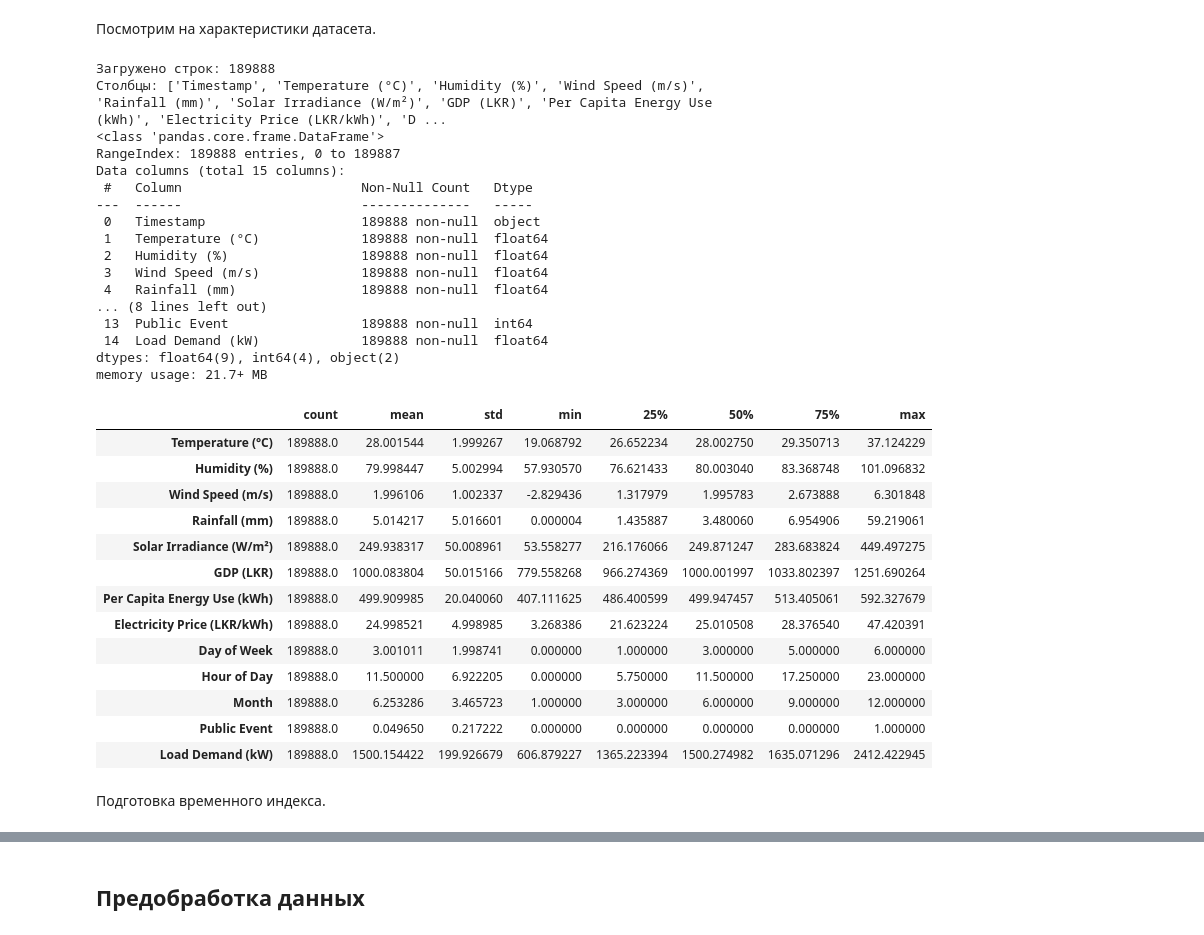
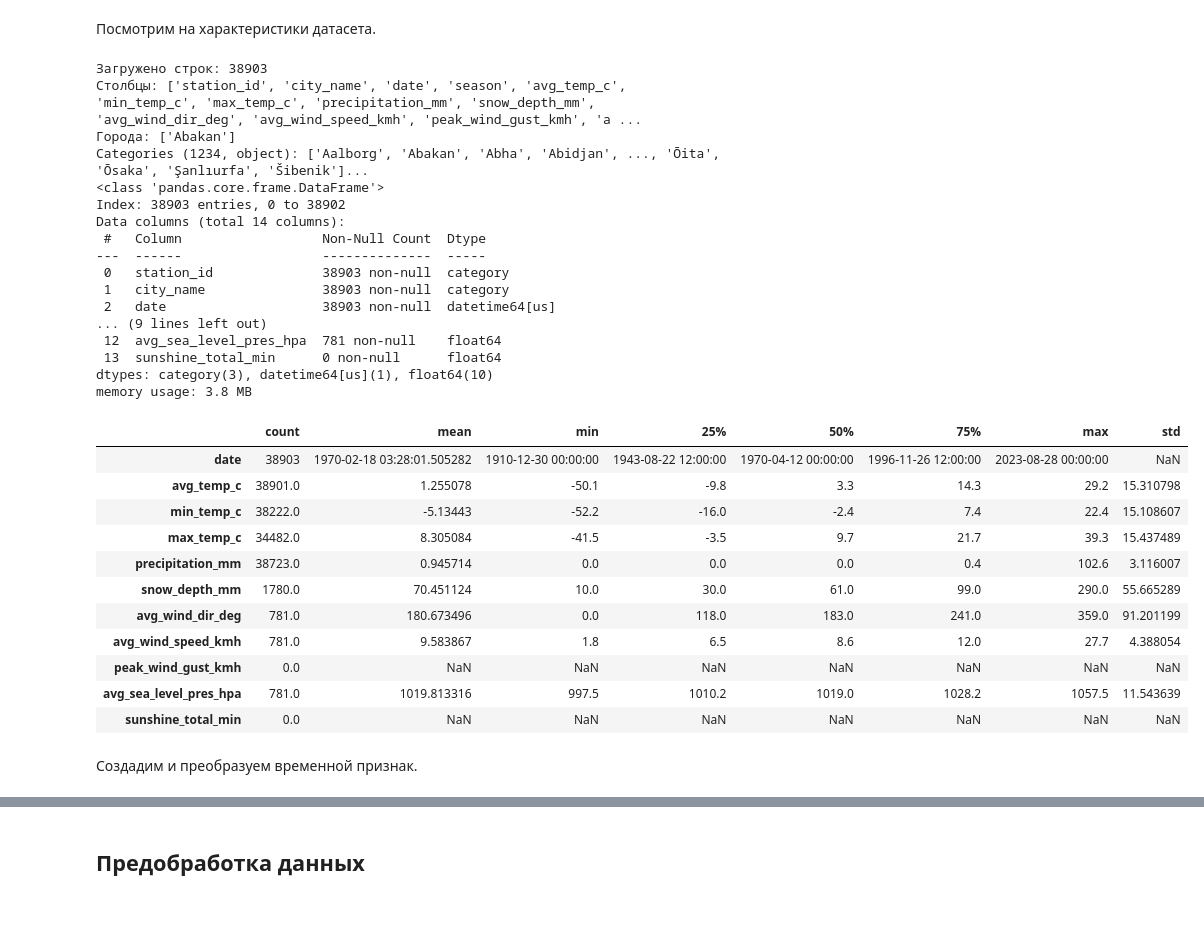
Before and after one commit to lizard222/ml, a Jupyter notebook: Lab1.ipynb, the cells around one changed output, grey strips where cells are left out. Drawn from its saved outputs; the diff is of its cells as text; code cells hidden in the pictures.

```diff
--- a/Lab1.ipynb
+++ b/Lab1.ipynb
@@ -49,4 +50,5 @@ print('Библиотеки успешно загружены')
 # %%
 # Загрузка датасета
-df_full = pd.read_csv("load_forecasting_dataset.csv")
+df_full = pd.read_parquet("daily_weather.parquet")
 df_full
+df = df_full[df_full["city_name"] == 'Abakan']
@@ -67,42 +55,41 @@ df_full
 # %% [markdown]
 Посмотрим на характеристики датасета.
 # %%
-print(f'Загружено строк: {len(df_full)}')
-print(f'Столбцы: {list(df_full.columns)}')
-df_full.info()
-df_full.describe().T
+print(f'Загружено строк: {len(df)}')
+print(f'Столбцы: {list(df.columns)}')
+print(f'Города: {df["city_name"].unique()}...')
+df.info()
+df.describe().T
 # %% [output]
-Загружено строк: 189888
-Столбцы: ['Timestamp', 'Temperature (°C)', 'Humidity (%)', 'Wind Speed (m/s)', 'Rainfall (mm)', 'Solar Irradiance (W/m²)', 'GDP (LKR)', 'Per Capita Energy Use (kWh)', 'Electricity Price (LKR/kWh)', 'D ...
+Загружено строк: 38903
+Столбцы: ['station_id', 'city_name', 'date', 'season', 'avg_temp_c', 'min_temp_c', 'max_temp_c', 'precipitation_mm', 'snow_depth_mm', 'avg_wind_dir_deg', 'avg_wind_speed_kmh', 'peak_wind_gust_kmh', 'a ...
+Города: ['Abakan']
+Categories (1234, object): ['Aalborg', 'Abakan', 'Abha', 'Abidjan', ..., 'Ōita', 'Ōsaka', 'Şanlıurfa', 'Šibenik']...
 <class 'pandas.core.frame.DataFrame'>
-RangeIndex: 189888 entries, 0 to 189887
-Data columns (total 15 columns):
- #   Column                       Non-Null Count   Dtype
----  ------                       --------------   -----
- 0   Timestamp                    189888 non-null  object
- 1   Temperature (°C)             189888 non-null  float64
- 2   Humidity (%)                 189888 non-null  float64
- 3   Wind Speed (m/s)             189888 non-null  float64
- 4   Rainfall (mm)                189888 non-null  float64
-... (8 lines left out)
- 13  Public Event                 189888 non-null  int64
- 14  Load Demand (kW)             189888 non-null  float64
-dtypes: float64(9), int64(4), object(2)
-memory usage: 21.7+ MB
+Index: 38903 entries, 0 to 38902
+Data columns (total 14 columns):
+ #   Column                  Non-Null Count  Dtype
+---  ------                  --------------  -----
+ 0   station_id              38903 non-null  category
+ 1   city_name               38903 non-null  category
+ 2   date                    38903 non-null  datetime64[us]
+... (9 lines left out)
+ 12  avg_sea_level_pres_hpa  781 non-null    float64
+ 13  sunshine_total_min      0 non-null      float64
+dtypes: category(3), datetime64[us](1), float64(10)
+memory usage: 3.8 MB
-|  | count | mean | std | min | 25% | 50% | 75% | max |
-| Temperature (°C) | 189888.0 | 28.001544 | 1.999267 | 19.068792 | 26.652234 | 28.002750 | 29.350713 | 37.124229 |
-| Humidity (%) | 189888.0 | 79.998447 | 5.002994 | 57.930570 | 76.621433 | 80.003040 | 83.368748 | 101.096832 |
-| Wind Speed (m/s) | 189888.0 | 1.996106 | 1.002337 | -2.829436 | 1.317979 | 1.995783 | 2.673888 | 6.301848 |
-| Rainfall (mm) | 189888.0 | 5.014217 | 5.016601 | 0.000004 | 1.435887 | 3.480060 | 6.954906 | 59.219061 |
-| Solar Irradiance (W/m²) | 189888.0 | 249.938317 | 50.008961 | 53.558277 | 216.176066 | 249.871247 | 283.683824 | 449.497275 |
-| GDP (LKR) | 189888.0 | 1000.083804 | 50.015166 | 779.558268 | 966.274369 | 1000.001997 | 1033.802397 | 1251.690264 |
-| Per Capita Energy Use (kWh) | 189888.0 | 499.909985 | 20.040060 | 407.111625 | 486.400599 | 499.947457 | 513.405061 | 592.327679 |
-| Electricity Price (LKR/kWh) | 189888.0 | 24.998521 | 4.998985 | 3.268386 | 21.623224 | 25.010508 | 28.376540 | 47.420391 |
-| Day of Week | 189888.0 | 3.001011 | 1.998741 | 0.000000 | 1.000000 | 3.000000 | 5.000000 | 6.000000 |
-| Hour of Day | 189888.0 | 11.500000 | 6.922205 | 0.000000 | 5.750000 | 11.500000 | 17.250000 | 23.000000 |
-| Month | 189888.0 | 6.253286 | 3.465723 | 1.000000 | 3.000000 | 6.000000 | 9.000000 | 12.000000 |
-| Public Event | 189888.0 | 0.049650 | 0.217222 | 0.000000 | 0.000000 | 0.000000 | 0.000000 | 1.000000 |
-| Load Demand (kW) | 189888.0 | 1500.154422 | 199.926679 | 606.879227 | 1365.223394 | 1500.274982 | 1635.071296 | 2412.422945 |
+|  | count | mean | min | 25% | 50% | 75% | max | std |
+| date | 38903 | 1970-02-18 03:28:01.505282 | 1910-12-30 00:00:00 | 1943-08-22 12:00:00 | 1970-04-12 00:00:00 | 1996-11-26 12:00:00 | 2023-08-28 00:00:00 | NaN |
+| avg_temp_c | 38901.0 | 1.255078 | -50.1 | -9.8 | 3.3 | 14.3 | 29.2 | 15.310798 |
+| min_temp_c | 38222.0 | -5.13443 | -52.2 | -16.0 | -2.4 | 7.4 | 22.4 | 15.108607 |
+| max_temp_c | 34482.0 | 8.305084 | -41.5 | -3.5 | 9.7 | 21.7 | 39.3 | 15.437489 |
+| precipitation_mm | 38723.0 | 0.945714 | 0.0 | 0.0 | 0.0 | 0.4 | 102.6 | 3.116007 |
+| snow_depth_mm | 1780.0 | 70.451124 | 10.0 | 30.0 | 61.0 | 99.0 | 290.0 | 55.665289 |
+| avg_wind_dir_deg | 781.0 | 180.673496 | 0.0 | 118.0 | 183.0 | 241.0 | 359.0 | 91.201199 |
+| avg_wind_speed_kmh | 781.0 | 9.583867 | 1.8 | 6.5 | 8.6 | 12.0 | 27.7 | 4.388054 |
+| peak_wind_gust_kmh | 0.0 | NaN | NaN | NaN | NaN | NaN | NaN | NaN |
+| avg_sea_level_pres_hpa | 781.0 | 1019.813316 | 997.5 | 1010.2 | 1019.0 | 1028.2 | 1057.5 | 11.543639 |
+| sunshine_total_min | 0.0 | NaN | NaN | NaN | NaN | NaN | NaN | NaN |
-# %% [markdown]
-Подготовка временного индекса.
+# %% [markdown]
+Создадим и преобразуем временной признак.
 # %%
```
Also changed, not shown: parts of 41 cells of this notebook, 4 other files.
